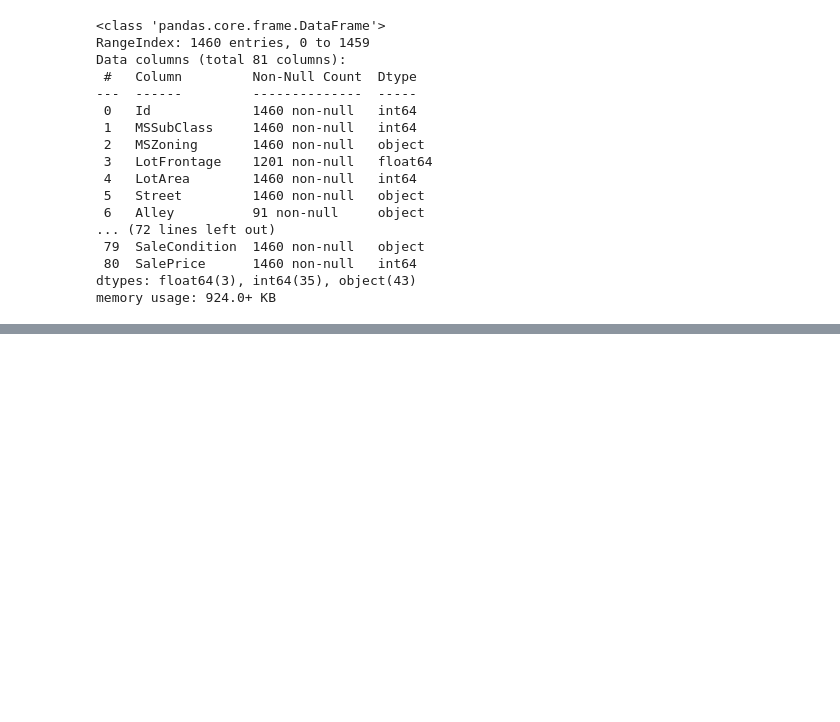
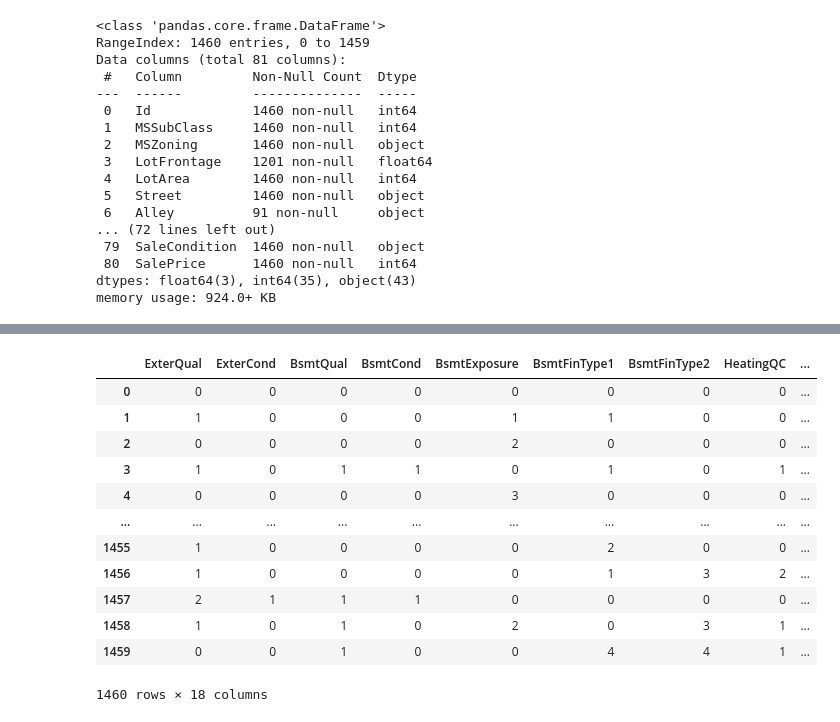
Before and after one commit to chloeeliu/DataSciencePortfolio, a Jupyter notebook: answer.ipynb, the cells around one changed output, grey strips where cells are left out. Saved outputs shown, nothing was run; the diff lists cells and outputs as text; code cells hidden in the pictures; blank space fills up the shorter version.

```diff
--- a/answer.ipynb
+++ b/answer.ipynb
@@ -170,0 +263,24 @@ memory usage: 924.0+ KB
+# %%
+#首先看下需要处理成ordinal的每个特征的空值率；还是继续处理吧。nan记录为-1
+string = """ExterQual
+ExterCond
+BsmtQual
+BsmtCond
+BsmtExposure
+BsmtFinType1
+BsmtFinType2
+HeatingQC
+CentralAir
+Electrical
+KitchenQual
+Functional
+FireplaceQu
+GarageQual
+GarageCond
+PavedDrive
+PoolQC
+Fence"""
+
+cat_list = string.split('\n')
+df_cat_ord = df[cat_list]
+df_cat_ord.info()
@@ -170,0 +305,21 @@ memory usage: 924.0+ KB
+# %%
+df_test['BsmtCond'] = pd.factorize(df['BsmtCond'] )[0]
+
+for i in cat_list:
+    df[i] = pd.factorize(df[i])[0]
+
+df[cat_list]
+# %% [output]
+|  | ExterQual | ExterCond | BsmtQual | BsmtCond | BsmtExposure | BsmtFinType1 | BsmtFinType2 | HeatingQC | ... |
+| 0 | 0 | 0 | 0 | 0 | 0 | 0 | 0 | 0 | ... |
+| 1 | 1 | 0 | 0 | 0 | 1 | 1 | 0 | 0 | ... |
+| 2 | 0 | 0 | 0 | 0 | 2 | 0 | 0 | 0 | ... |
+| 3 | 1 | 0 | 1 | 1 | 0 | 1 | 0 | 1 | ... |
+| 4 | 0 | 0 | 0 | 0 | 3 | 0 | 0 | 0 | ... |
+| ... | ... | ... | ... | ... | ... | ... | ... | ... | ... |
+| 1455 | 1 | 0 | 0 | 0 | 0 | 2 | 0 | 0 | ... |
+| 1456 | 1 | 0 | 0 | 0 | 0 | 1 | 3 | 2 | ... |
+| 1457 | 2 | 1 | 1 | 1 | 0 | 0 | 0 | 0 | ... |
+| 1458 | 1 | 0 | 1 | 0 | 2 | 0 | 3 | 1 | ... |
+| 1459 | 0 | 0 | 1 | 0 | 0 | 4 | 4 | 1 | ... |
+1460 rows × 18 columns
```
Also changed, not shown: parts of 36 cells of this notebook, 1 other file.
